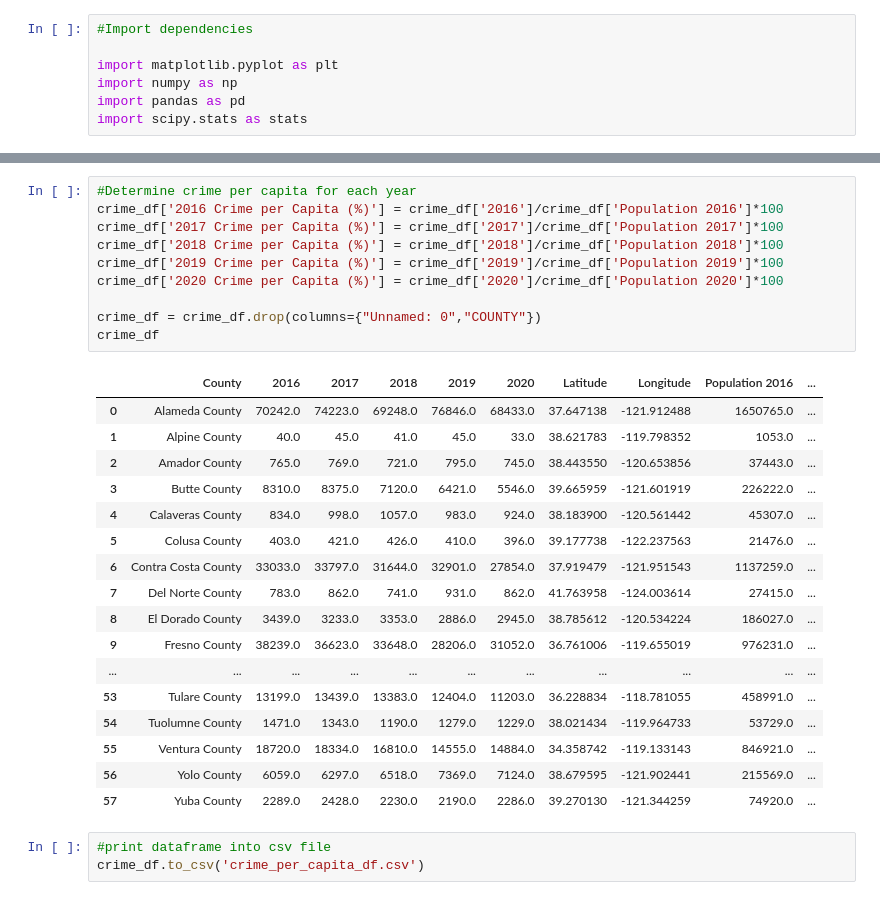
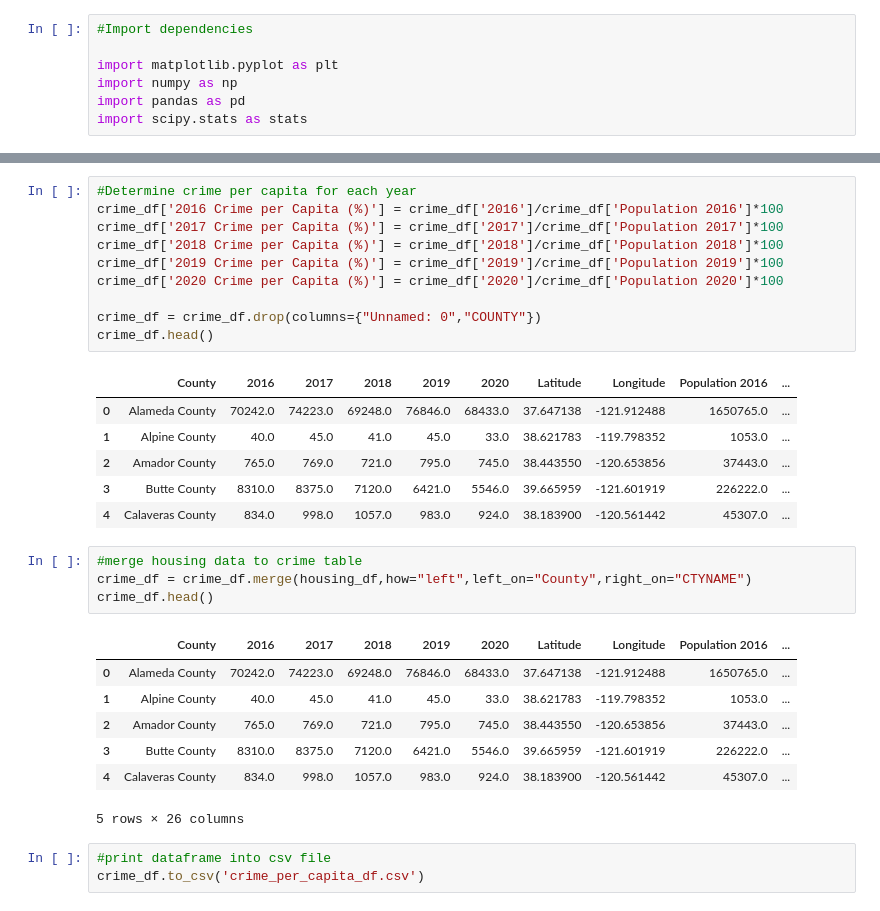
Before and after one commit to jowsik/Project1, a Jupyter notebook: cleaned_merged_df.ipynb, the cells around one changed output, grey strips where cells are left out. Drawn from its saved outputs; the diff is of its cells as text.

```diff
--- a/cleaned_merged_df.ipynb
+++ b/cleaned_merged_df.ipynb
@@ -106,31 +62,32 @@ crime_df
 # %%
 #Determine crime per capita for each year
 crime_df['2016 Crime per Capita (%)'] = crime_df['2016']/crime_df['Population 2016']*100
 crime_df['2017 Crime per Capita (%)'] = crime_df['2017']/crime_df['Population 2017']*100
 crime_df['2018 Crime per Capita (%)'] = crime_df['2018']/crime_df['Population 2018']*100
 crime_df['2019 Crime per Capita (%)'] = crime_df['2019']/crime_df['Population 2019']*100
 crime_df['2020 Crime per Capita (%)'] = crime_df['2020']/crime_df['Population 2020']*100
 
 crime_df = crime_df.drop(columns={"Unnamed: 0","COUNTY"})
-crime_df
+crime_df.head()
 # %% [output]
 |  | County | 2016 | 2017 | 2018 | 2019 | 2020 | Latitude | Longitude | Population 2016 | ... |
 | 0 | Alameda County | 70242.0 | 74223.0 | 69248.0 | 76846.0 | 68433.0 | 37.647138 | -121.912488 | 1650765.0 | ... |
 | 1 | Alpine County | 40.0 | 45.0 | 41.0 | 45.0 | 33.0 | 38.621783 | -119.798352 | 1053.0 | ... |
 | 2 | Amador County | 765.0 | 769.0 | 721.0 | 795.0 | 745.0 | 38.443550 | -120.653856 | 37443.0 | ... |
 | 3 | Butte County | 8310.0 | 8375.0 | 7120.0 | 6421.0 | 5546.0 | 39.665959 | -121.601919 | 226222.0 | ... |
 | 4 | Calaveras County | 834.0 | 998.0 | 1057.0 | 983.0 | 924.0 | 38.183900 | -120.561442 | 45307.0 | ... |
-| 5 | Colusa County | 403.0 | 421.0 | 426.0 | 410.0 | 396.0 | 39.177738 | -122.237563 | 21476.0 | ... |
-| 6 | Contra Costa County | 33033.0 | 33797.0 | 31644.0 | 32901.0 | 27854.0 | 37.919479 | -121.951543 | 1137259.0 | ... |
-| 7 | Del Norte County | 783.0 | 862.0 | 741.0 | 931.0 | 862.0 | 41.763958 | -124.003614 | 27415.0 | ... |
-| 8 | El Dorado County | 3439.0 | 3233.0 | 3353.0 | 2886.0 | 2945.0 | 38.785612 | -120.534224 | 186027.0 | ... |
-| 9 | Fresno County | 38239.0 | 36623.0 | 33648.0 | 28206.0 | 31052.0 | 36.761006 | -119.655019 | 976231.0 | ... |
-| ... | ... | ... | ... | ... | ... | ... | ... | ... | ... | ... |
-| 53 | Tulare County | 13199.0 | 13439.0 | 13383.0 | 12404.0 | 11203.0 | 36.228834 | -118.781055 | 458991.0 | ... |
-| 54 | Tuolumne County | 1471.0 | 1343.0 | 1190.0 | 1279.0 | 1229.0 | 38.021434 | -119.964733 | 53729.0 | ... |
-| 55 | Ventura County | 18720.0 | 18334.0 | 16810.0 | 14555.0 | 14884.0 | 34.358742 | -119.133143 | 846921.0 | ... |
-| 56 | Yolo County | 6059.0 | 6297.0 | 6518.0 | 7369.0 | 7124.0 | 38.679595 | -121.902441 | 215569.0 | ... |
-| 57 | Yuba County | 2289.0 | 2428.0 | 2230.0 | 2190.0 | 2286.0 | 39.270130 | -121.344259 | 74920.0 | ... |
+# %%
+#merge housing data to crime table
+crime_df = crime_df.merge(housing_df,how="left",left_on="County",right_on="CTYNAME")
+crime_df.head()
+# %% [output]
+|  | County | 2016 | 2017 | 2018 | 2019 | 2020 | Latitude | Longitude | Population 2016 | ... |
+| 0 | Alameda County | 70242.0 | 74223.0 | 69248.0 | 76846.0 | 68433.0 | 37.647138 | -121.912488 | 1650765.0 | ... |
+| 1 | Alpine County | 40.0 | 45.0 | 41.0 | 45.0 | 33.0 | 38.621783 | -119.798352 | 1053.0 | ... |
+| 2 | Amador County | 765.0 | 769.0 | 721.0 | 795.0 | 745.0 | 38.443550 | -120.653856 | 37443.0 | ... |
+| 3 | Butte County | 8310.0 | 8375.0 | 7120.0 | 6421.0 | 5546.0 | 39.665959 | -121.601919 | 226222.0 | ... |
+| 4 | Calaveras County | 834.0 | 998.0 | 1057.0 | 983.0 | 924.0 | 38.183900 | -120.561442 | 45307.0 | ... |
+5 rows × 26 columns
 # %%
 #print dataframe into csv file
 crime_df.to_csv('crime_per_capita_df.csv')
```
Also changed, not shown: parts of 4 cells of this notebook, 1 other file.
